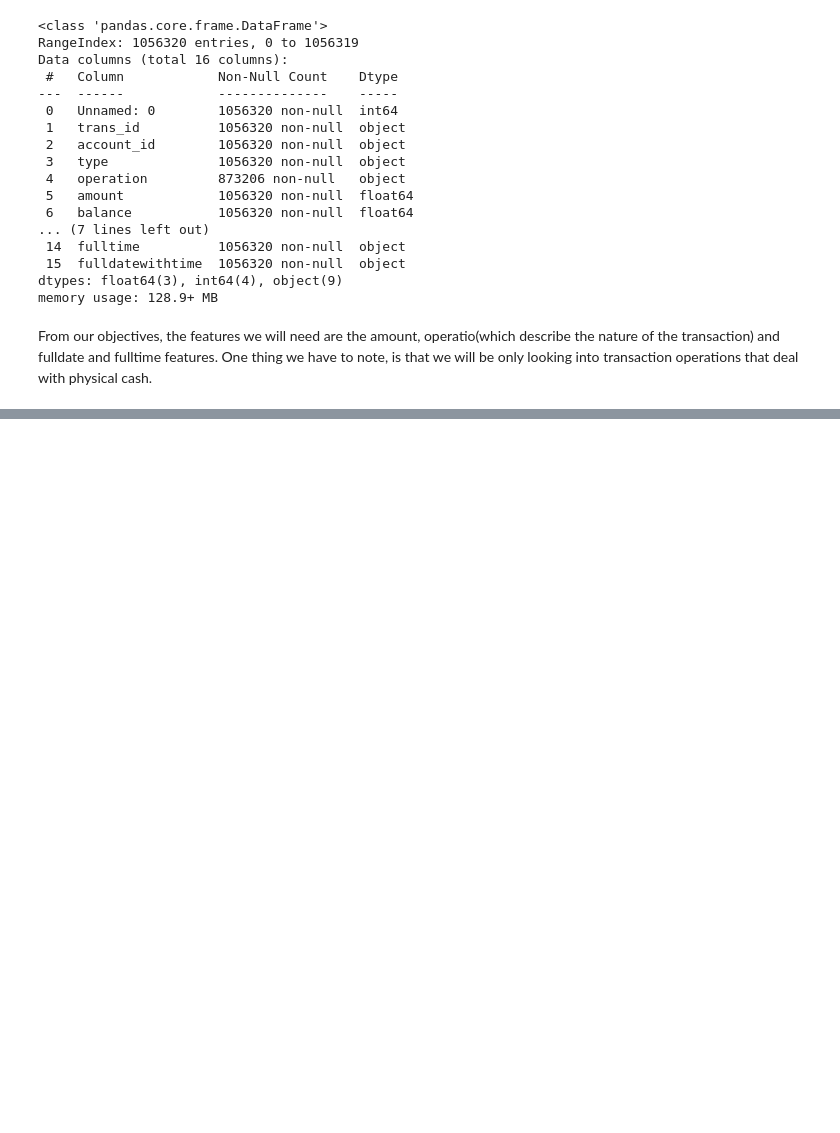
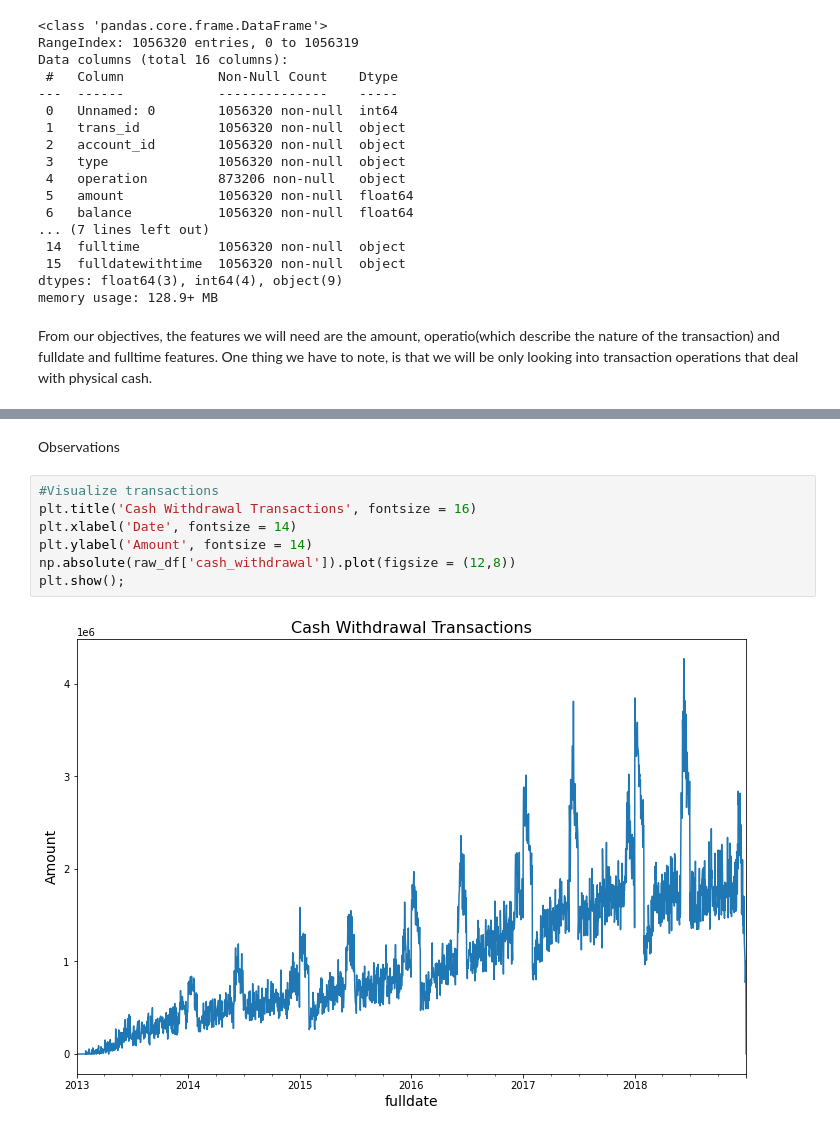
Before and after one commit to mwiti6844/Forecasting-Commercial-Bank-Transactions, a Jupyter notebook: time_series.ipynb, the cells around one changed output, grey strips where cells are left out. Saved outputs shown, nothing was run; the diff lists cells and outputs as text; blank space fills up the shorter version.

```diff
--- a/time_series.ipynb
+++ b/time_series.ipynb
@@ -124,0 +184,11 @@ memory usage: 3.6 MB
+# %% [markdown]
+Observations
+# %%
+#Visualize transactions
+plt.title('Cash Withdrawal Transactions', fontsize = 16)
+plt.xlabel('Date', fontsize = 14)
+plt.ylabel('Amount', fontsize = 14)
+np.absolute(raw_df['cash_withdrawal']).plot(figsize = (12,8))
+plt.show();
+# %% [output]
+[figure, added]
```
Also changed, not shown: parts of 35 cells of this notebook.
